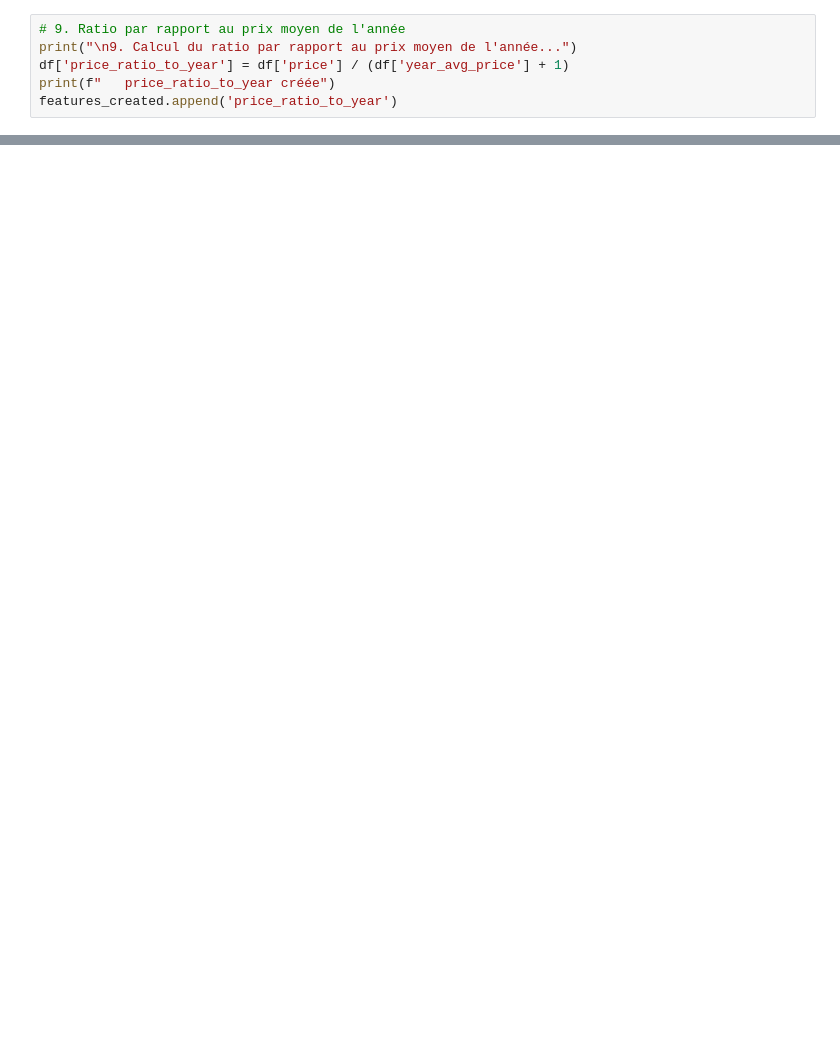
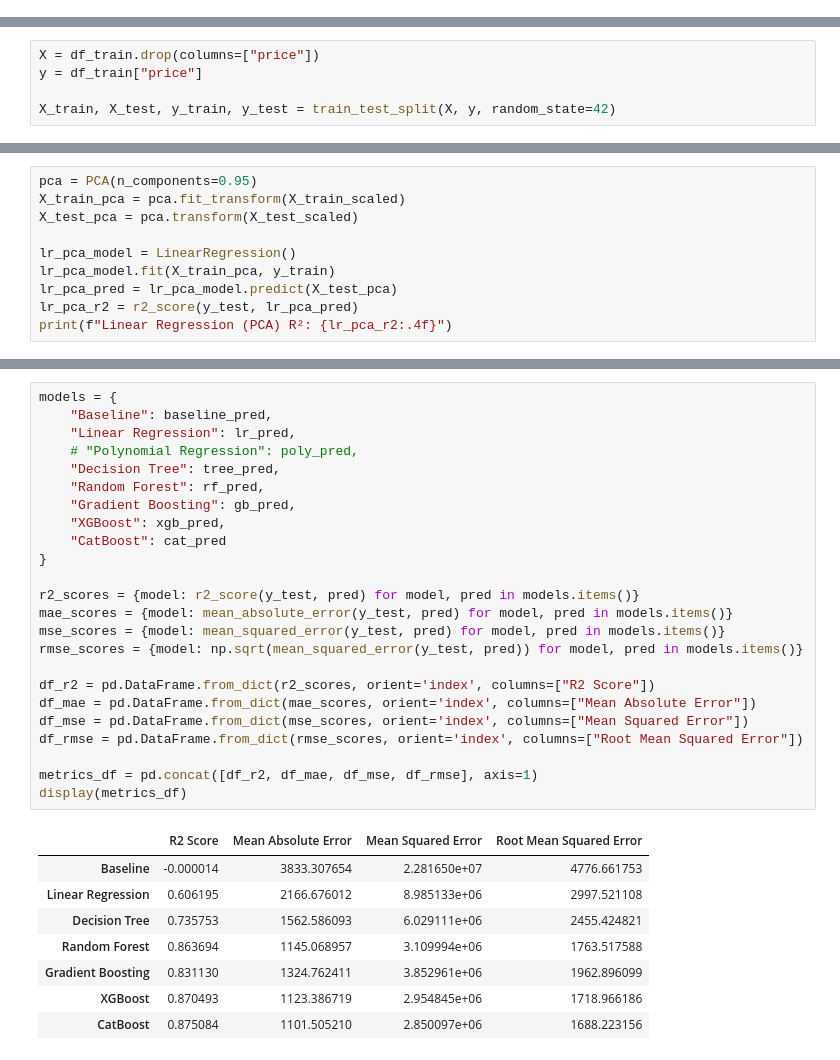
Before and after one commit to hugodbrnn/Machine-learning-project-cars, a Jupyter notebook: project.ipynb, the cells around one changed output, grey strips where cells are left out. Drawn from its saved outputs; the diff is of its cells as text; blank space fills up the shorter version.

```diff
--- a/project.ipynb
+++ b/project.ipynb
@@ -639,6 +0,0 @@ features_created.append('price_ratio_to_brand')
-# %%
-# 9. Ratio par rapport au prix moyen de l'année
-print("\n9. Calcul du ratio par rapport au prix moyen de l'année...")
-df['price_ratio_to_year'] = df['price'] / (df['year_avg_price'] + 1)
-print(f"   price_ratio_to_year créée")
-features_created.append('price_ratio_to_year')
@@ -1018,0 +484,5 @@ FEATURE ENGINEERING TERMINÉ AVEC SUCCÈS
+# %%
+X = df_train.drop(columns=["price"])
+y = df_train["price"]
+
+X_train, X_test, y_train, y_test = train_test_split(X, y, random_state=42)
@@ -1018,0 +504,10 @@ FEATURE ENGINEERING TERMINÉ AVEC SUCCÈS
+# %%
+pca = PCA(n_components=0.95)
+X_train_pca = pca.fit_transform(X_train_scaled)
+X_test_pca = pca.transform(X_test_scaled)
+
+lr_pca_model = LinearRegression()
+lr_pca_model.fit(X_train_pca, y_train)
+lr_pca_pred = lr_pca_model.predict(X_test_pca)
+lr_pca_r2 = r2_score(y_test, lr_pca_pred)
+print(f"Linear Regression (PCA) R²: {lr_pca_r2:.4f}")
@@ -1018,0 +546,33 @@ FEATURE ENGINEERING TERMINÉ AVEC SUCCÈS
+# %%
+models = {
+    "Baseline": baseline_pred,
+    "Linear Regression": lr_pred,
+    # "Polynomial Regression": poly_pred,
+    "Decision Tree": tree_pred,
+    "Random Forest": rf_pred,
+    "Gradient Boosting": gb_pred,
+    "XGBoost": xgb_pred,
+    "CatBoost": cat_pred
+}
+
+r2_scores = {model: r2_score(y_test, pred) for model, pred in models.items()}
+mae_scores = {model: mean_absolute_error(y_test, pred) for model, pred in models.items()}
+mse_scores = {model: mean_squared_error(y_test, pred) for model, pred in models.items()}
+rmse_scores = {model: np.sqrt(mean_squared_error(y_test, pred)) for model, pred in models.items()}
+
+df_r2 = pd.DataFrame.from_dict(r2_scores, orient='index', columns=["R2 Score"])
+df_mae = pd.DataFrame.from_dict(mae_scores, orient='index', columns=["Mean Absolute Error"])
+df_mse = pd.DataFrame.from_dict(mse_scores, orient='index', columns=["Mean Squared Error"])
+df_rmse = pd.DataFrame.from_dict(rmse_scores, orient='index', columns=["Root Mean Squared Error"])
+
+metrics_df = pd.concat([df_r2, df_mae, df_mse, df_rmse], axis=1)
+display(metrics_df)
+# %% [output]
+|  | R2 Score | Mean Absolute Error | Mean Squared Error | Root Mean Squared Error |
+| Baseline | -0.000014 | 3833.307654 | 2.281650e+07 | 4776.661753 |
+| Linear Regression | 0.606195 | 2166.676012 | 8.985133e+06 | 2997.521108 |
+| Decision Tree | 0.735753 | 1562.586093 | 6.029111e+06 | 2455.424821 |
+| Random Forest | 0.863694 | 1145.068957 | 3.109994e+06 | 1763.517588 |
+| Gradient Boosting | 0.831130 | 1324.762411 | 3.852961e+06 | 1962.896099 |
+| XGBoost | 0.870493 | 1123.386719 | 2.954845e+06 | 1718.966186 |
+| CatBoost | 0.875084 | 1101.505210 | 2.850097e+06 | 1688.223156 |
```
Also changed, not shown: parts of 97 cells of this notebook, 3 other files.
